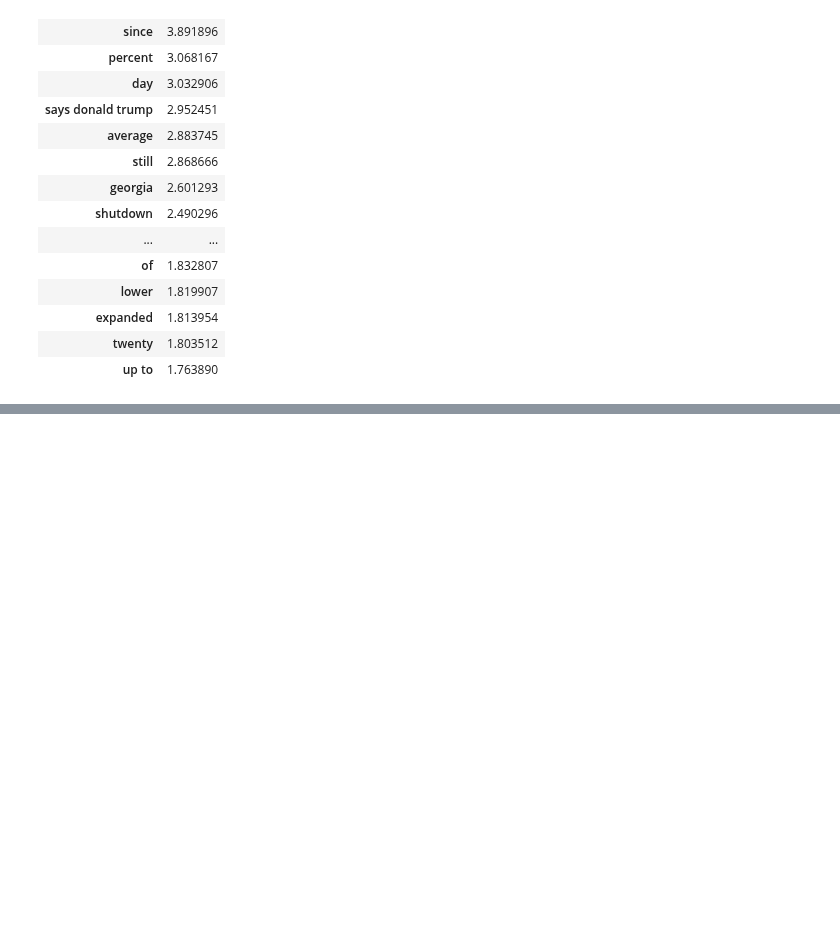
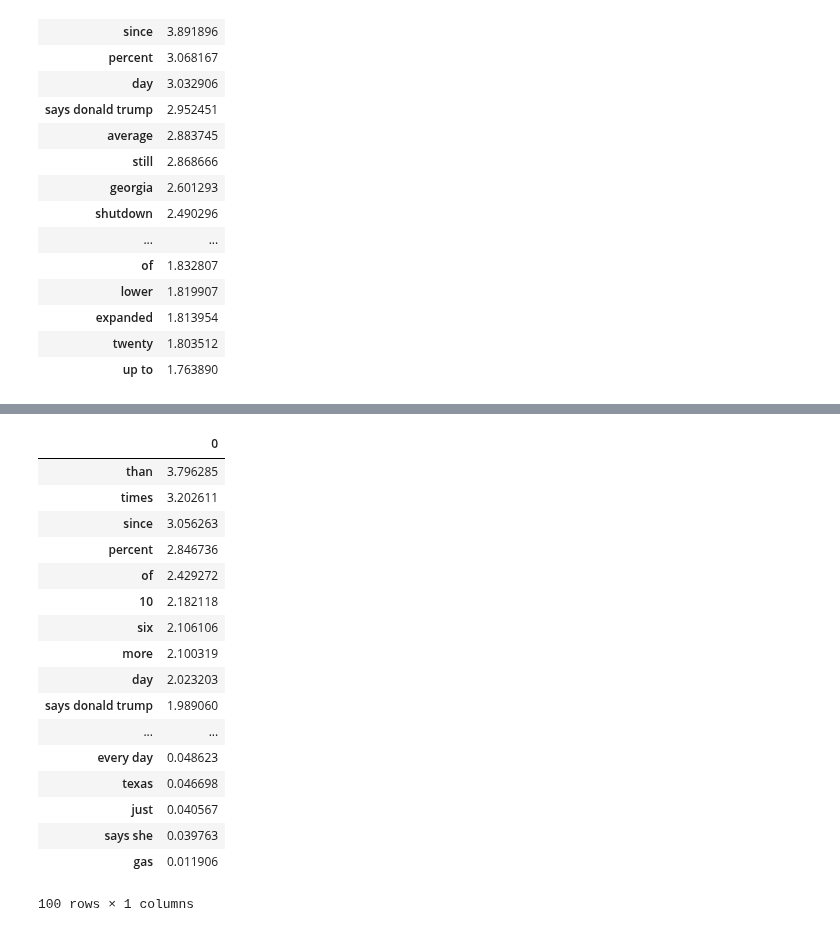
Before and after one commit to fuaadmire/thesis, a Jupyter notebook: Logreg_experiments_ranking.ipynb, the cells around one changed output, grey strips where cells are left out. Cells and saved outputs as stored; diff of their text form; code cells hidden in the pictures; blank space fills up the shorter version.

```diff
--- a/Logreg_experiments_ranking.ipynb
+++ b/Logreg_experiments_ranking.ipynb
@@ -74,0 +135,22 @@ liar.T.sort_values(by=0, ascending=False).head(30)
+# %%
+liar_split1.columns = [s.replace('_', ' ') for s in liar_split1.columns]
+liar_split1.T.sort_values(by=0, ascending=False).head(100)
+# %% [output]
+|  | 0 |
+| than | 3.796285 |
+| times | 3.202611 |
+| since | 3.056263 |
+| percent | 2.846736 |
+| of | 2.429272 |
+| 10 | 2.182118 |
+| six | 2.106106 |
+| more | 2.100319 |
+| day | 2.023203 |
+| says donald trump | 1.989060 |
+| ... | ... |
+| every day | 0.048623 |
+| texas | 0.046698 |
+| just | 0.040567 |
+| says she | 0.039763 |
+| gas | 0.011906 |
+100 rows × 1 columns
```
Also changed, not shown: parts of 12 cells of this notebook, 20 other files.
